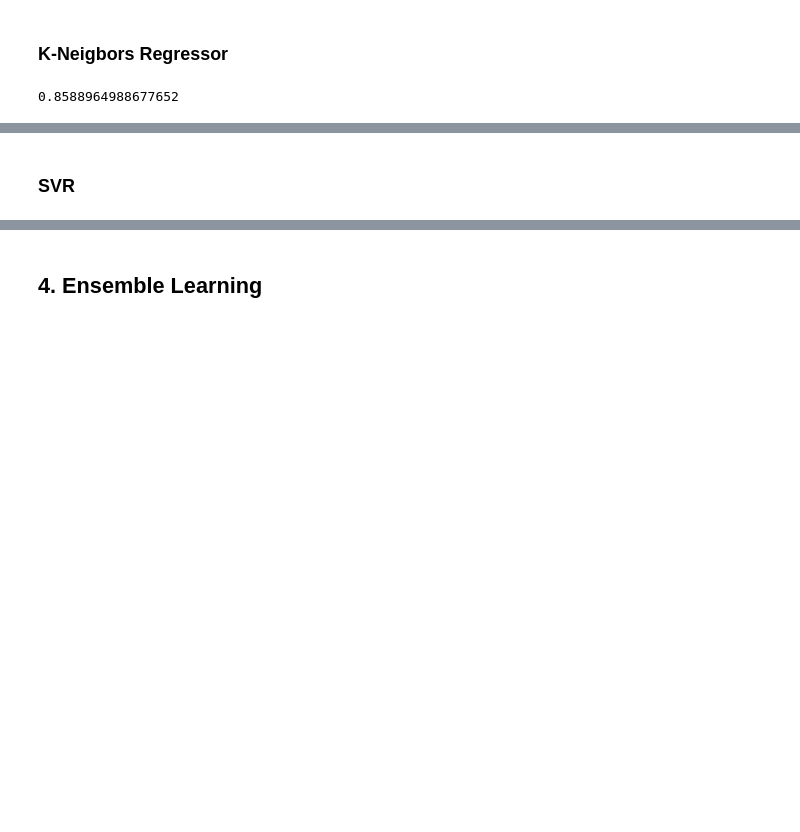
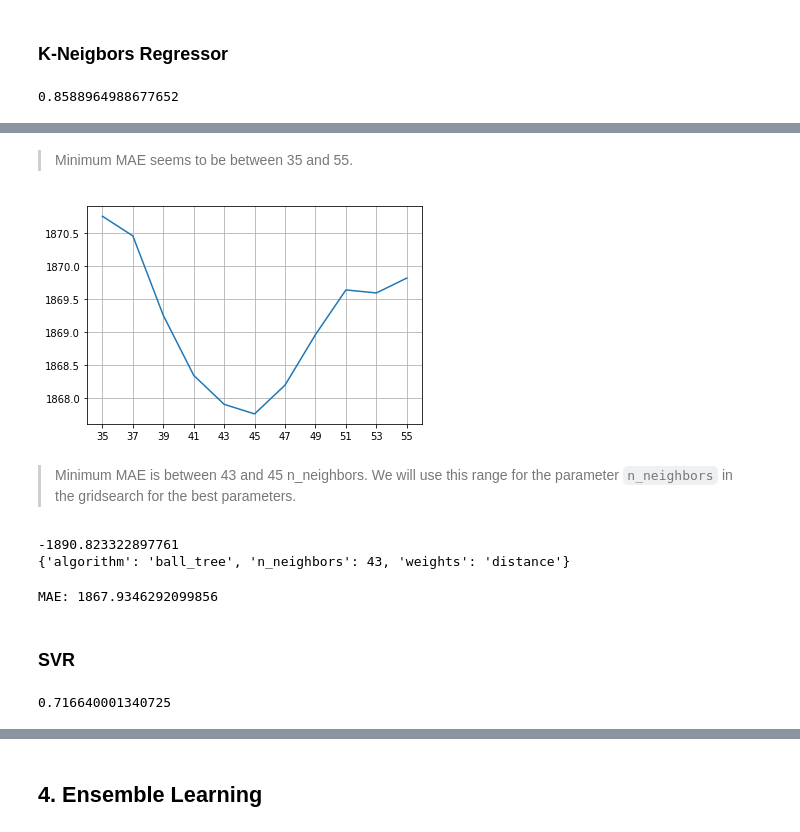
Before and after one commit to flpsantos3/PD_part3, a Jupyter notebook: PD03_P3.ipynb, the cells around one changed output, grey strips where cells are left out. Saved outputs shown, nothing was run; the diff lists cells and outputs as text; code cells hidden in the pictures; blank space fills up the shorter version.

```diff
--- a/PD03_P3.ipynb
+++ b/PD03_P3.ipynb
@@ -568,10 +607,35 @@ knr.score(X_train_scaled, y_train) # 0.86 is good
+# %% [markdown]
+> Minimum MAE seems to be between 35 and 55.
+# %%
+results={}
+for k in range(35, 56, 2):
+  gs_knreg=KNeighborsRegressor(n_neighbors=k, algorithm='auto', weights='distance')
+  gs_knreg.fit(X_train_scaled, y_train)
+
+  # predicting X_test values
+  gs_y_pred = gs_knreg.predict(X_test_scaled)
+
+  # calculating mean absolute error of the prediction
+  mae = mean_absolute_error(y_test, gs_y_pred)
+  results[k]=mae
+
+n_neighbors=list(results.keys())
+knn_mae=list(results.values())
+plt.plot(n_neighbors, knn_mae)
+plt.xticks(n_neighbors)
+plt.grid(True)
+plt.show()
+# %% [output]
+[figure, added]
+# %% [markdown]
+> Minimum MAE is between 43 and 45 n_neighbors. We will use this range for the parameter `n_neighbors` in the gridsearch for the best parameters.
 # %%
-knr_params={'n_neighbors': [3, 5, 7, 11, 15, 19]
-            #'weights': ['uniform', 'distance'],
-            #'algorithm': ['auto', 'ball_tree', 'kd_tree', 'brute']}
+knr_params={'n_neighbors': [43, 44, 45],
+            'weights': ['uniform', 'distance'],
+            'algorithm': ['auto', 'ball_tree', 'kd_tree', 'brute']}
 
-gs_knr = GridSearchCV(estimator=KNeighborsRegressor(),
-                  param_grid=dtr_params,
+gs_knr = GridSearchCV(estimator=KNeighborsRegressor(n_jobs=-1),
+                  param_grid=knr_params,
                   scoring='neg_mean_absolute_error',
                   cv=10,
                   n_jobs=-1)
@@ -579,9 +643,12 @@ gs_knr = GridSearchCV(estimator=KNeighborsRegressor(),
 gs_knr.fit(X_train_scaled, y_train)
 print(gs_knr.best_score_)
 print(gs_knr.best_params_)
+# %% [output]
+-1890.823322897761
+{'algorithm': 'ball_tree', 'n_neighbors': 43, 'weights': 'distance'}
 # %%
 # building KNeighborsRegressor model with the best parameters from Gridsearch
-gs_knreg=KNeighborsRegressor(criterion=, random_state=0)
+gs_knreg=KNeighborsRegressor(n_neighbors=43, algorithm='ball_tree', weights='distance')
 gs_knreg.fit(X_train_scaled, y_train)
 
 # predicting X_test values
@@ -590,10 +657,14 @@ gs_y_pred = gs_knreg.predict(X_test_scaled)
 # calculating mean absolute error of the prediction
 mae = mean_absolute_error(y_test, gs_y_pred)
 print('MAE:', mae)
+# %% [output]
+MAE: 1867.9346292099856
 # %% [markdown]
 ### SVR
 # %%
-svr = SVR(verbose=2)
+svr = LinearSVR(random_state=0)
 svr.fit(X_train_scaled, y_train)
-svr.score(X_train_scaled, y_train) # max is 1, 0.77 is fine
+svr.score(X_train_scaled, y_train) # 0.72 is fine
+# %% [output]
+0.716640001340725
 # %%
```
Also changed, not shown: parts of 18 cells of this notebook.
